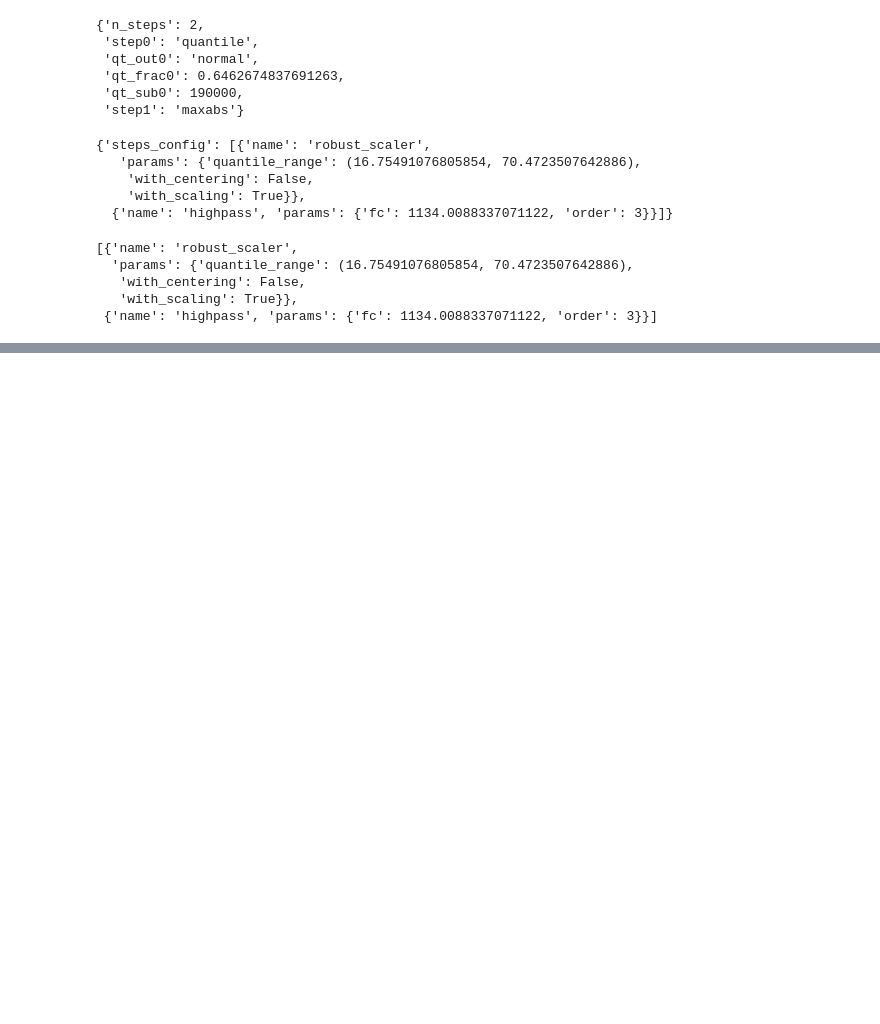
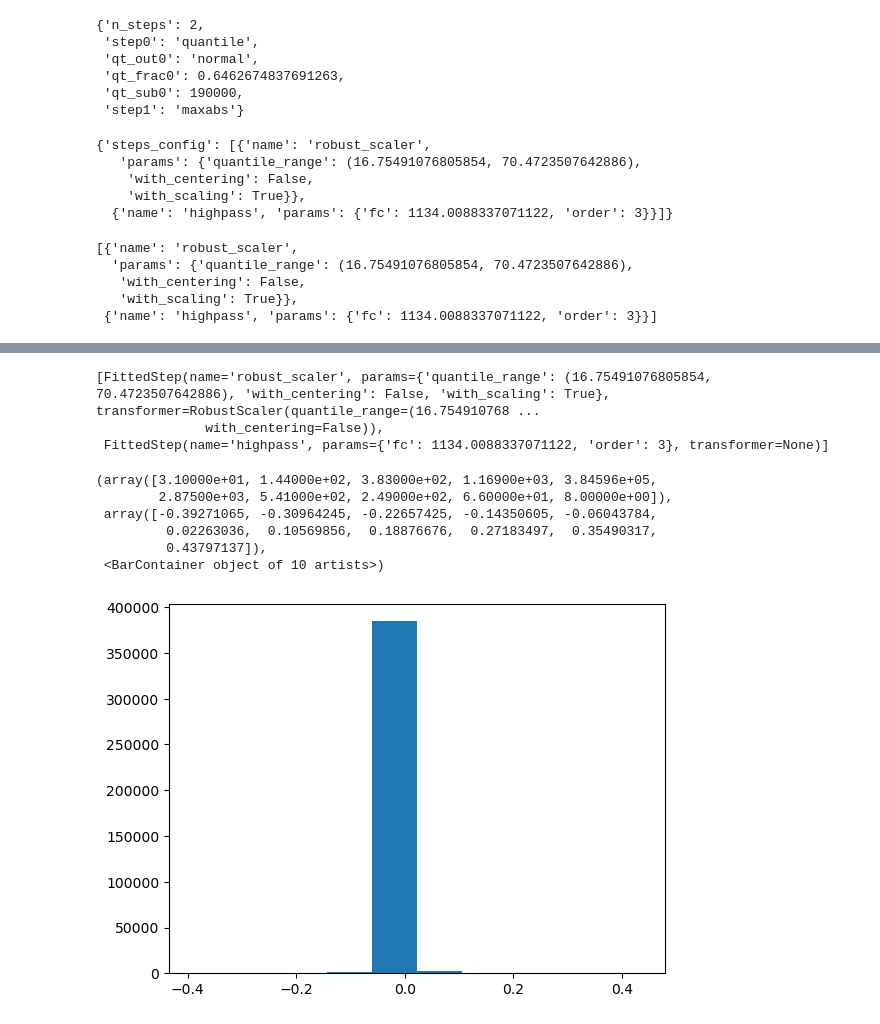
Before and after one commit to AtanasKolevNBU/PhD, a Jupyter notebook: notebooks/automated_processing/tests.ipynb, the cells around one changed output, grey strips where cells are left out. Cells and saved outputs as stored; diff of their text form; code cells hidden in the pictures; blank space fills up the shorter version.

```diff
--- a/notebooks/automated_processing/tests.ipynb
+++ b/notebooks/automated_processing/tests.ipynb
@@ -117,0 +120,8 @@ ValueError: Unknown stateless step: highpass
+# %%
+fitted_steps
+# %% [output]
+[FittedStep(name='robust_scaler', params={'quantile_range': (16.75491076805854, 70.4723507642886), 'with_centering': False, 'with_scaling': True}, transformer=RobustScaler(quantile_range=(16.754910768 ...
+              with_centering=False)),
+ FittedStep(name='highpass', params={'fc': 1134.0088337071122, 'order': 3}, transformer=None)]
+# %%
+y_val = agentic_data_transforms.transform_with_fitted(fitted_steps, c1, fs = 3200)
@@ -117,0 +130,10 @@ ValueError: Unknown stateless step: highpass
+# %%
+plt.hist(y_val)
+# %% [output]
+(array([3.10000e+01, 1.44000e+02, 3.83000e+02, 1.16900e+03, 3.84596e+05,
+        2.87500e+03, 5.41000e+02, 2.49000e+02, 6.60000e+01, 8.00000e+00]),
+ array([-0.39271065, -0.30964245, -0.22657425, -0.14350605, -0.06043784,
+         0.02263036,  0.10569856,  0.18876676,  0.27183497,  0.35490317,
+         0.43797137]),
+ <BarContainer object of 10 artists>)
+[figure, added]
```
Also changed, not shown: parts of 3 cells of this notebook.
